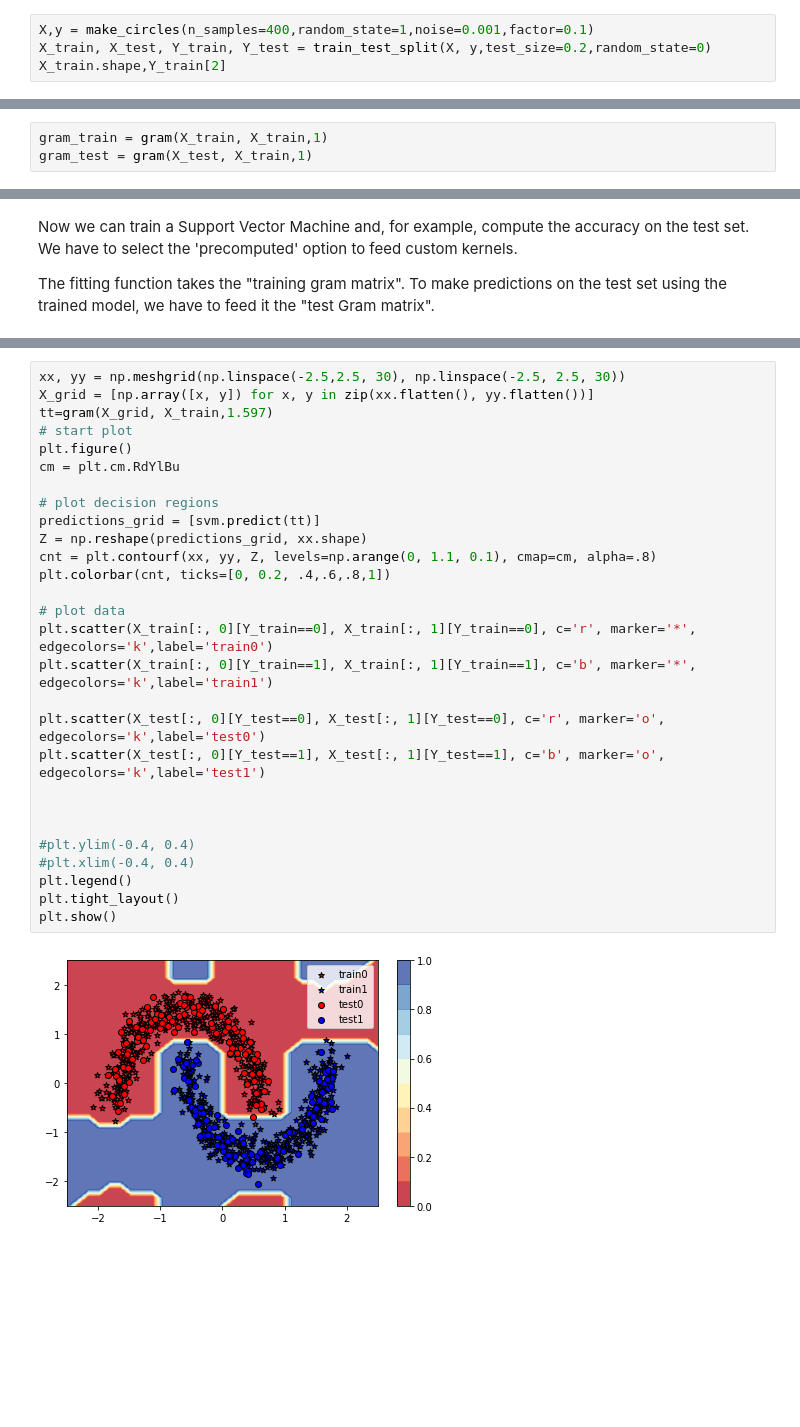
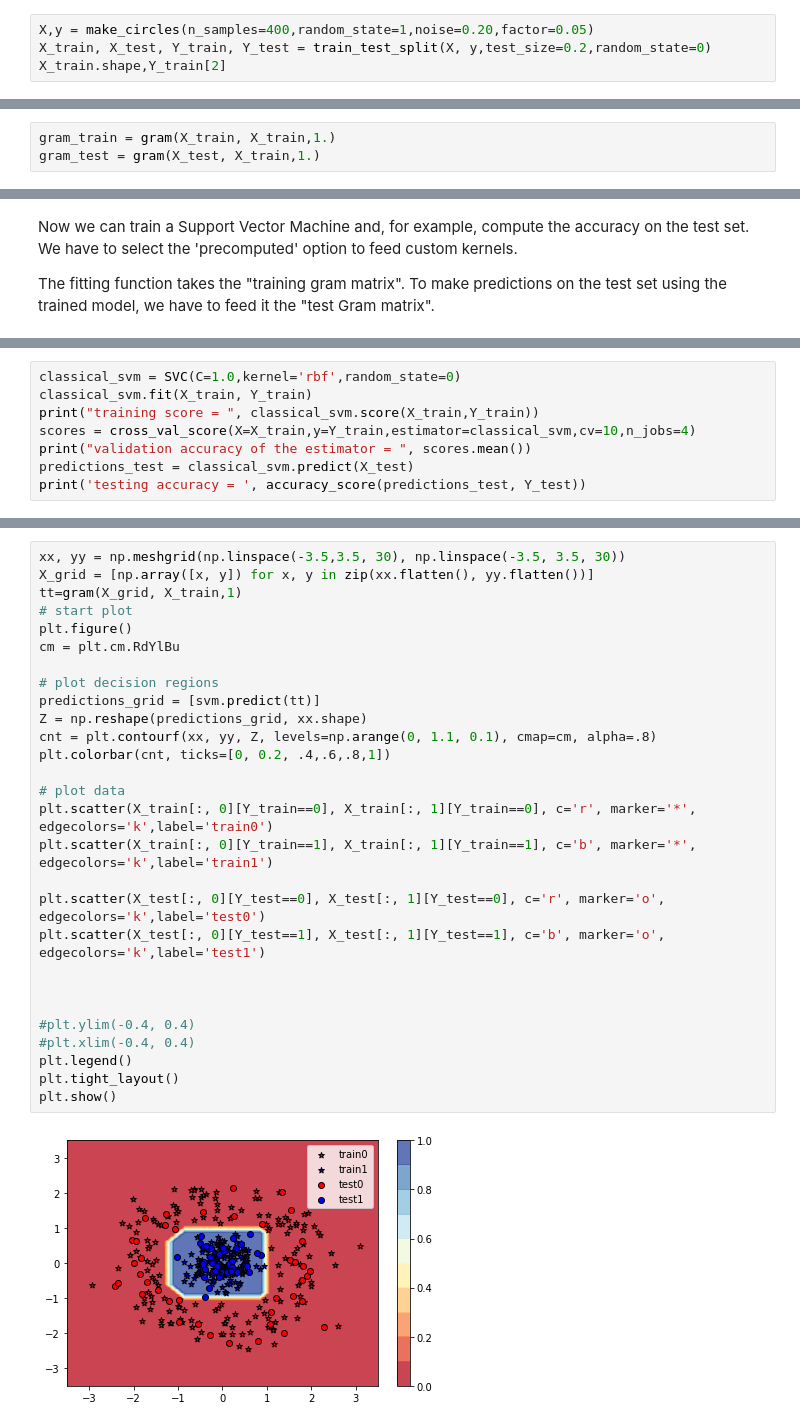
Before and after one commit to kareem1925/Ismailia-school-of-AI, a Jupyter notebook: quantum machine learning session/quantum_kernels_svm.ipynb, the cells around one changed output, grey strips where cells are left out. Saved outputs shown, nothing was run; the diff lists cells and outputs as text; blank space fills up the shorter version.

Commit message:
adding visualization and comparison with classical svm

```diff
--- a/quantum machine learning session/quantum_kernels_svm.ipynb
+++ b/quantum machine learning session/quantum_kernels_svm.ipynb
@@ -70,7 +68,7 @@ array([[0.32164075],
 # %% [markdown]
 Let's load the good old Iris dataset and split it into training and test set or any dataset you want to play with
 # %%
-X,y = make_circles(n_samples=400,random_state=1,noise=0.001,factor=0.1)
+X,y = make_circles(n_samples=400,random_state=1,noise=0.20,factor=0.05)
 X_train, X_test, Y_train, Y_test = train_test_split(X, y,test_size=0.2,random_state=0)
 X_train.shape,Y_train[2]
 # %% [output]
@@ -93,8 +91,8 @@ plt.show()
 # %% [markdown]
 To prepare the data for the SVM with custom kernel, we have to compute two different Gram matrices for the iris datasets. The "training Gram matrix" computes kernels on pairwise entries of the training set, while the "test Gram matrix" combines training and test set.
 # %%
-gram_train = gram(X_train, X_train,1)
-gram_test = gram(X_test, X_train,1)
+gram_train = gram(X_train, X_train,1.)
+gram_test = gram(X_test, X_train,1.)
 # %% [markdown]
 ### Training
 # %% [markdown]
@@ -123,0 +122,8 @@ testing accuracy =  1.0
+# %%
+classical_svm = SVC(C=1.0,kernel='rbf',random_state=0)
+classical_svm.fit(X_train, Y_train)
+print("training score = ", classical_svm.score(X_train,Y_train))
+scores = cross_val_score(X=X_train,y=Y_train,estimator=classical_svm,cv=10,n_jobs=4)
+print("validation accuracy of the estimator = ", scores.mean())
+predictions_test = classical_svm.predict(X_test)
+print('testing accuracy = ', accuracy_score(predictions_test, Y_test))
@@ -124,30 +134,30 @@ testing accuracy =  1.0
 # %%
-xx, yy = np.meshgrid(np.linspace(-2.5,2.5, 30), np.linspace(-2.5, 2.5, 30))
+xx, yy = np.meshgrid(np.linspace(-3.5,3.5, 30), np.linspace(-3.5, 3.5, 30))
 X_grid = [np.array([x, y]) for x, y in zip(xx.flatten(), yy.flatten())]
-tt=gram(X_grid, X_train,1.597)
+tt=gram(X_grid, X_train,1)
 # start plot
 plt.figure()
 cm = plt.cm.RdYlBu
 
 # plot decision regions
 predictions_grid = [svm.predict(tt)]
 Z = np.reshape(predictions_grid, xx.shape)
 cnt = plt.contourf(xx, yy, Z, levels=np.arange(0, 1.1, 0.1), cmap=cm, alpha=.8)
 plt.colorbar(cnt, ticks=[0, 0.2, .4,.6,.8,1])
 
 # plot data
 plt.scatter(X_train[:, 0][Y_train==0], X_train[:, 1][Y_train==0], c='r', marker='*', edgecolors='k',label='train0')
 plt.scatter(X_train[:, 0][Y_train==1], X_train[:, 1][Y_train==1], c='b', marker='*', edgecolors='k',label='train1')
 
 plt.scatter(X_test[:, 0][Y_test==0], X_test[:, 1][Y_test==0], c='r', marker='o', edgecolors='k',label='test0')
 plt.scatter(X_test[:, 0][Y_test==1], X_test[:, 1][Y_test==1], c='b', marker='o', edgecolors='k',label='test1')
 
 
 
 #plt.ylim(-0.4, 0.4)
 #plt.xlim(-0.4, 0.4)
 plt.legend()
 plt.tight_layout()
 plt.show()
 # %% [output]
-[figure, old version]
+[figure, new version]
```
Also changed, not shown: parts of 7 cells of this notebook.
